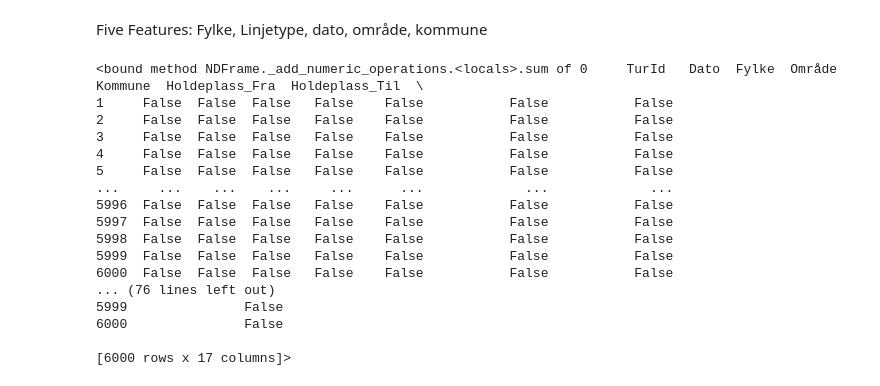
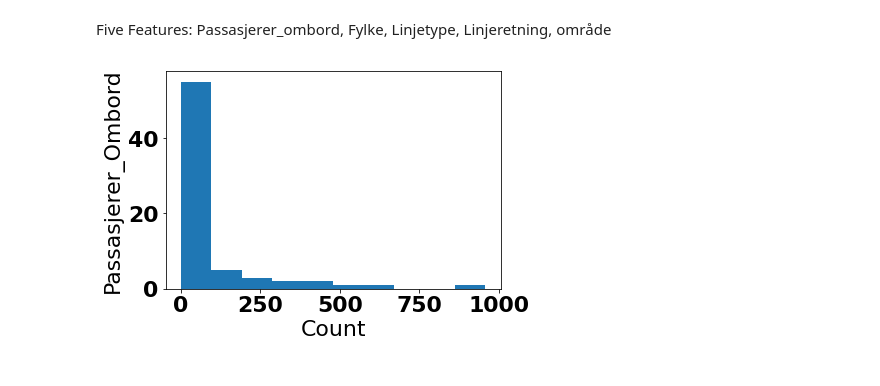
Before and after one commit to ThomasJRye/DAVE3625, a Jupyter notebook: Assignment1/Task1.ipynb, the cells around one changed output. Saved outputs shown, nothing was run; the diff lists cells and outputs as text; code cells hidden in the pictures.

```diff
--- a/Assignment1/Task1.ipynb
+++ b/Assignment1/Task1.ipynb
@@ -17,24 +15,14 @@ for i in df.columns:
     counts.append(df[i].value_counts())
 # %% [markdown]
 Five Features:
-Fylke, Linjetype, dato, område, kommune
+Passasjerer_ombord, Fylke, Linjetype, Linjeretning, område
-# %%
-df.isna().sum
-# %% [output]
-<bound method NDFrame._add_numeric_operations.<locals>.sum of 0     TurId   Dato  Fylke  Område  Kommune  Holdeplass_Fra  Holdeplass_Til  \
-1     False  False  False   False    False           False           False
-2     False  False  False   False    False           False           False
-3     False  False  False   False    False           False           False
-4     False  False  False   False    False           False           False
-5     False  False  False   False    False           False           False
-...     ...    ...    ...     ...      ...             ...             ...
-5996  False  False  False   False    False           False           False
-5997  False  False  False   False    False           False           False
-5998  False  False  False   False    False           False           False
-5999  False  False  False   False    False           False           False
-6000  False  False  False   False    False           False           False
-... (76 lines left out)
-5999               False
-6000               False
-
-[6000 rows x 17 columns]>
+# %%
+Passasjerer_Ombord = counts[-1]
+
+plt.hist(Passasjerer_Ombord)
+plt.xlabel('Count')
+plt.ylabel('Passasjerer_Ombord')
+plt.rc('font', **font)
+plt.show()
+# %% [output]
+[figure, added]
```
Also changed, not shown: parts of 5 cells of this notebook.
